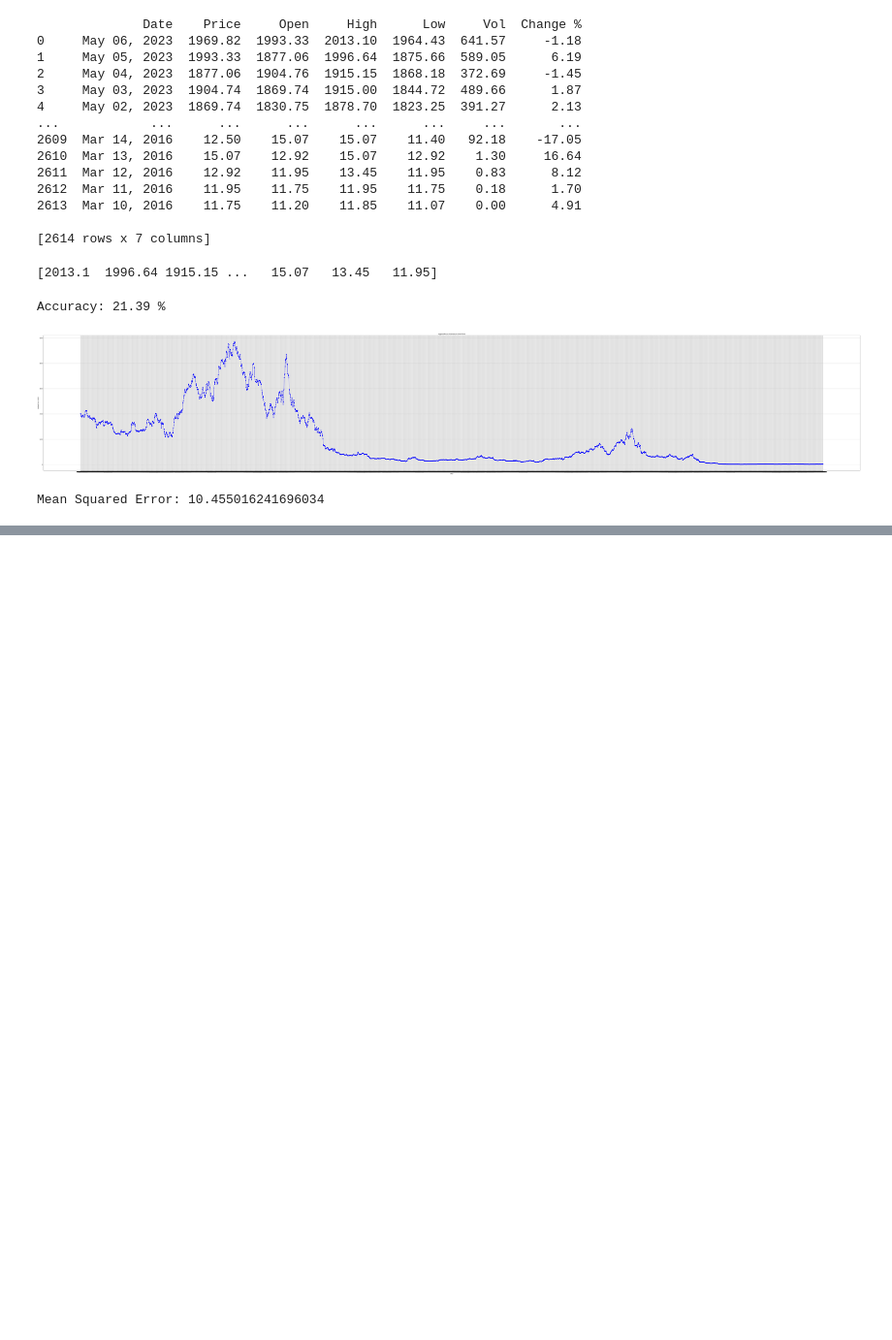
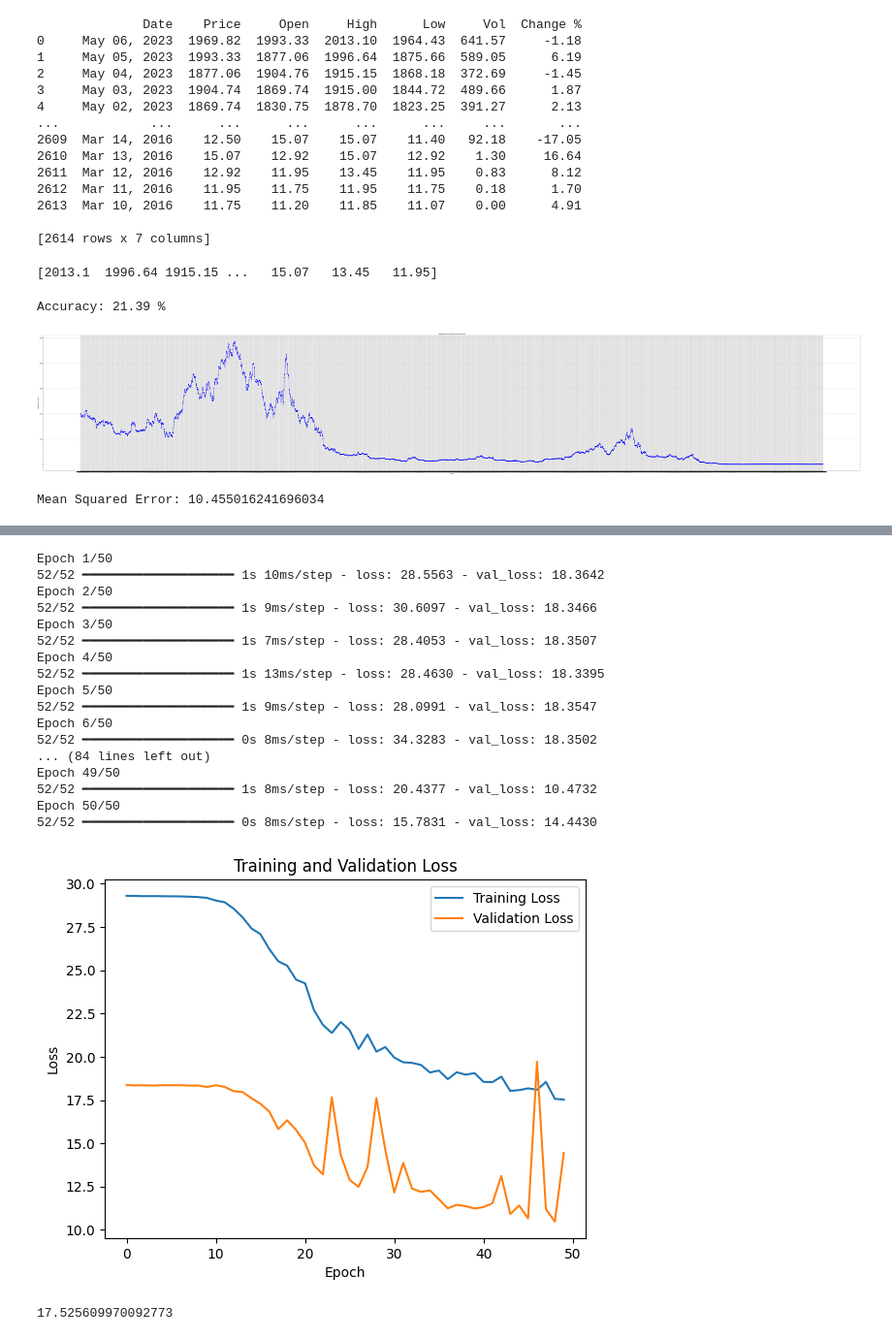
Before and after one commit to abdulbasit23415/binance-prediction-, a Jupyter notebook: pages/finance.ipynb, the cells around one changed output, grey strips where cells are left out. Shown at 97% size. Saved outputs shown, nothing was run; the diff lists cells and outputs as text; code cells hidden in the pictures; blank space fills up the shorter version.

```diff
--- a/pages/finance.ipynb
+++ b/pages/finance.ipynb
@@ -243,0 +289,28 @@ FileNotFoundError: [Errno 2] No such file or directory: 'model-data.json\\r'
+# %%
+from sklearn.preprocessing import MinMaxScaler
+import tensorflow as tf
+from tensorflow.keras.models import Sequential
+from tensorflow.keras.layers import Dense, Dropout, Input, GRU
+from tensorflow.keras import regularizers
+
+
+
+model = Sequential()
+model.add(Input(shape=(scaled_X_train.shape[1], scaled_X_train.shape[2])))
+model.add(GRU(50, return_sequences=True ))
+model.add(Dense(1))
+model.add(Dense(32 ))
+
+
+
+model.add(Dense(64))
+model.add(Dense(1))
+
+model.compile(optimizer='adam', loss='mean_squared_error')
+
+model.fit(scaled_X_train, Y_train, epochs=50, batch_size=32, validation_split=0.1)
+
+loss = model.evaluate(scaled_X_test, Y_test)
+print(f'Test Loss: {loss}')
+
+predictions = model.predict(scaled_X_test)
@@ -243,0 +356,37 @@ FileNotFoundError: [Errno 2] No such file or directory: 'model-data.json\\r'
+# %%
+import matplotlib.pyplot as plt
+
+# Train the model
+history = model.fit(scaled_X_train, Y_train, epochs=50, batch_size=32, validation_split=0.1)
+
+# Plot training loss and validation loss
+plt.plot(history.history['loss'], label='Training Loss')
+plt.plot(history.history['val_loss'], label='Validation Loss')
+plt.xlabel('Epoch')
+plt.ylabel('Loss')
+plt.title('Training and Validation Loss')
+plt.legend()
+plt.show()
+# %% [output]
+Epoch 1/50
+52/52 ━━━━━━━━━━━━━━━━━━━━ 1s 10ms/step - loss: 28.5563 - val_loss: 18.3642
+Epoch 2/50
+52/52 ━━━━━━━━━━━━━━━━━━━━ 1s 9ms/step - loss: 30.6097 - val_loss: 18.3466
+Epoch 3/50
+52/52 ━━━━━━━━━━━━━━━━━━━━ 1s 7ms/step - loss: 28.4053 - val_loss: 18.3507
+Epoch 4/50
+52/52 ━━━━━━━━━━━━━━━━━━━━ 1s 13ms/step - loss: 28.4630 - val_loss: 18.3395
+Epoch 5/50
+52/52 ━━━━━━━━━━━━━━━━━━━━ 1s 9ms/step - loss: 28.0991 - val_loss: 18.3547
+Epoch 6/50
+52/52 ━━━━━━━━━━━━━━━━━━━━ 0s 8ms/step - loss: 34.3283 - val_loss: 18.3502
+... (84 lines left out)
+Epoch 49/50
+52/52 ━━━━━━━━━━━━━━━━━━━━ 1s 8ms/step - loss: 20.4377 - val_loss: 10.4732
+Epoch 50/50
+52/52 ━━━━━━━━━━━━━━━━━━━━ 0s 8ms/step - loss: 15.7831 - val_loss: 14.4430
+[figure, added]
+# %%
+print(min(history.history["loss"]))
+# %% [output]
+17.525609970092773
```
Also changed, not shown: parts of 12 cells of this notebook, 3 other files.
